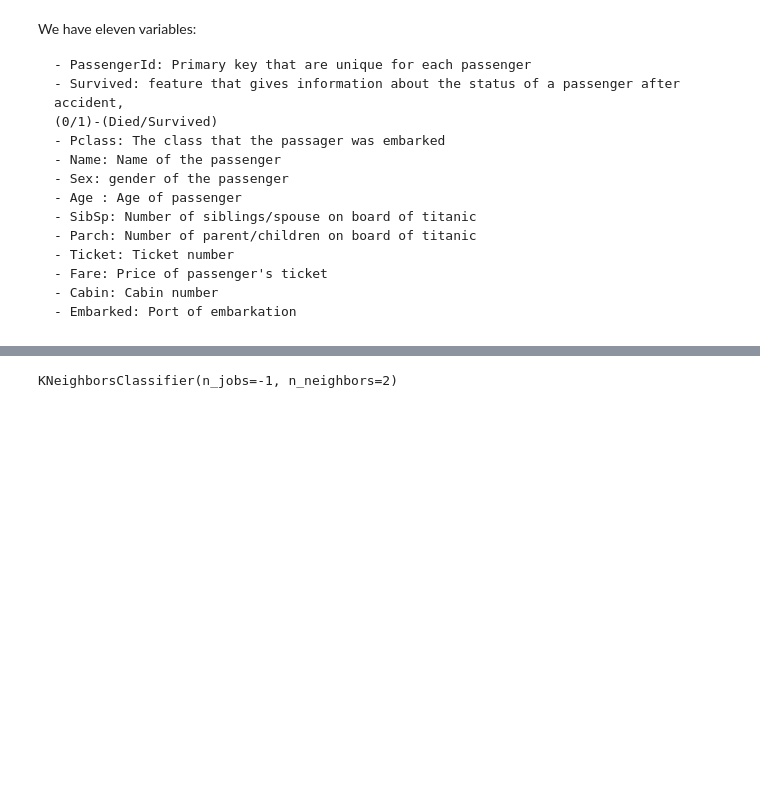
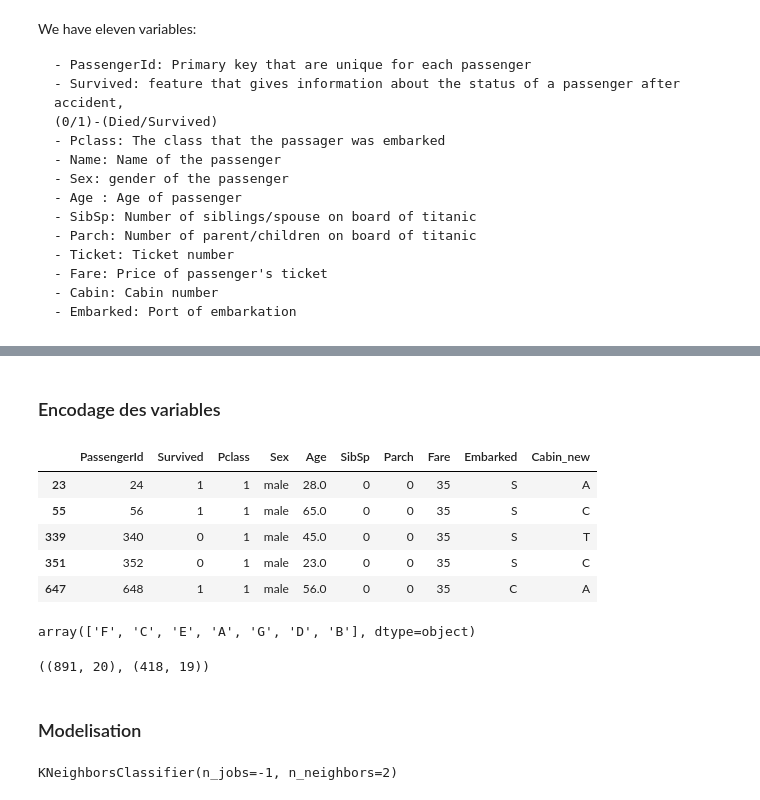
Before and after one commit to kaminosekai54/EDA-TITANIC, a Jupyter notebook: MiniProject 2(Modelisation) .ipynb, the cells around one changed output, grey strips where cells are left out. Saved outputs shown, nothing was run; the diff lists cells and outputs as text; code cells hidden in the pictures; blank space fills up the shorter version.

Commit message:
modifié :         MiniProject 2(Modelisation) .ipynb 	nouveau fichier : gender_submission.csv

```diff
--- a/MiniProject 2(Modelisation) .ipynb
+++ b/MiniProject 2(Modelisation) .ipynb
@@ -62,3 +253,6 @@ We have eleven variables:
+# %%
+train_titanic["Cabin_new"]=col_cabin_train["Fare"]
+test_titanic["Cabin_new"]=col_cabin_test["Fare"]
 # %%
 train_titanic.isna().sum()
 # %% [output]
@@ -80,10 +272,0 @@ We have three variables which have some missing values. Quite higher for Cabin v
-# %%
-from pyparsing import col
-
-print(f"Shape of data before NaN treatment{train_titanic.shape}")
-
-train_titanic["Age"]=train_titanic["Age"].fillna(train_titanic["Age"].mean())
-train_titanic=train_titanic.drop(columns=["Cabin"])
-train_titanic=train_titanic.dropna()
-
-print(f"Shape of data after NaN treatment{train_titanic.shape}")
@@ -290,0 +295,28 @@ warnings.filterwarnings('ignore')
+# %% [markdown]
+### Encodage des variables
+# %%
+#Train data
+
+train_titanic['Pclass']=train_titanic['Pclass'].astype('category')
+
+train_titanic=train_titanic.drop(columns=["Name","Cabin","Ticket"])
+
+# Test data
+
+test_titanic['Pclass']=test_titanic['Pclass'].astype('category')
+
+test_titanic=test_titanic.drop(columns=["Name","Cabin","Ticket"])
+# %%
+
+train_titanic['Cabin_new']=train_titanic['Cabin_new'].apply(lambda x:str(x).strip()[0])
+
+test_titanic['Cabin_new']=test_titanic['Cabin_new'].apply(lambda x:str(x).strip()[0])
+# %%
+train_titanic[train_titanic["Fare"]==35]
+# %% [output]
+|  | PassengerId | Survived | Pclass | Sex | Age | SibSp | Parch | Fare | Embarked | Cabin_new |
+| 23 | 24 | 1 | 1 | male | 28.0 | 0 | 0 | 35 | S | A |
+| 55 | 56 | 1 | 1 | male | 65.0 | 0 | 0 | 35 | S | C |
+| 339 | 340 | 0 | 1 | male | 45.0 | 0 | 0 | 35 | S | T |
+| 351 | 352 | 0 | 1 | male | 23.0 | 0 | 0 | 35 | S | C |
+| 647 | 648 | 1 | 1 | male | 56.0 | 0 | 0 | 35 | C | A |
@@ -291,3 +328,17 @@ warnings.filterwarnings('ignore')
+# %%
+train_titanic["Cabin_new"].unique()
+# %% [output]
+array(['F', 'C', 'E', 'A', 'G', 'D', 'B'], dtype=object)
+# %%
+train_titanic_numeric=pd.get_dummies(train_titanic.drop(columns=["PassengerId"]))
+
+test_titanic_numeric=pd.get_dummies(test_titanic.drop(columns=["PassengerId"]))
+
+train_titanic_numeric.shape,test_titanic_numeric.shape
+# %% [output]
+((891, 20), (418, 19))
+# %% [markdown]
+### Modelisation
 # %%
 from sklearn.linear_model import LogisticRegression
 
```
Also changed, not shown: parts of 79 cells of this notebook, 4 other files.
